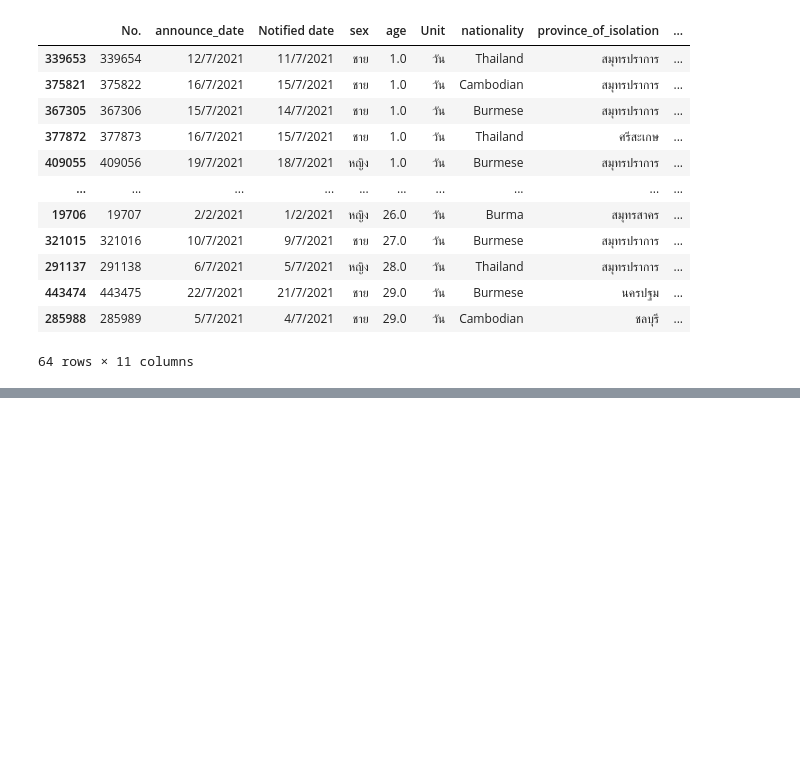
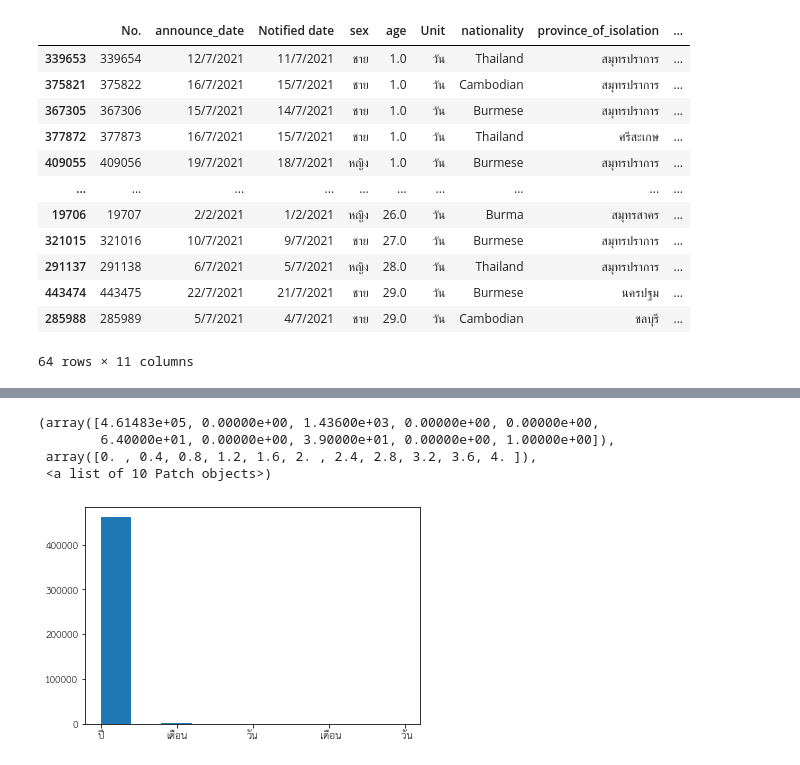
Before and after one commit to tohnperfect/DPDM2021, a Jupyter notebook: Data_Preprocessing_(Chapter_3).ipynb, the cells around one changed output, grey strips where cells are left out. Drawn from its saved outputs; the diff is of its cells as text; code cells hidden in the pictures; blank space fills up the shorter version.

```diff
--- a/Data_Preprocessing_(Chapter_3).ipynb
+++ b/Data_Preprocessing_(Chapter_3).ipynb
@@ -408,0 +487,12 @@ records ที่ เป็นผู้ชาย อายุ 18-22 ปี ท
+# %%
+import matplotlib as mpl
+mpl.font_manager.fontManager.addfont('thsarabunnew-webfont.ttf')
+mpl.rc('font', family='TH Sarabun New')
+# %%
+plt.hist(data_cases['Unit'].dropna())
+# %% [output]
+(array([4.61483e+05, 0.00000e+00, 1.43600e+03, 0.00000e+00, 0.00000e+00,
+        6.40000e+01, 0.00000e+00, 3.90000e+01, 0.00000e+00, 1.00000e+00]),
+ array([0. , 0.4, 0.8, 1.2, 1.6, 2. , 2.4, 2.8, 3.2, 3.6, 4. ]),
+ <a list of 10 Patch objects>)
+[figure, added]
```
Also changed, not shown: parts of 20 cells of this notebook.
